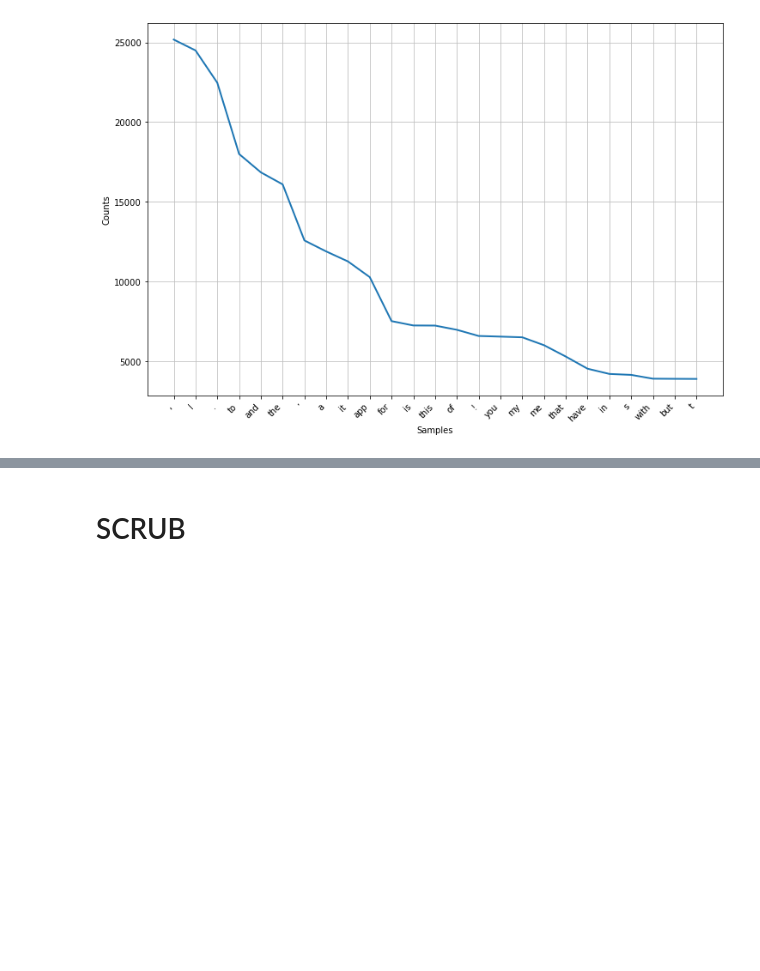
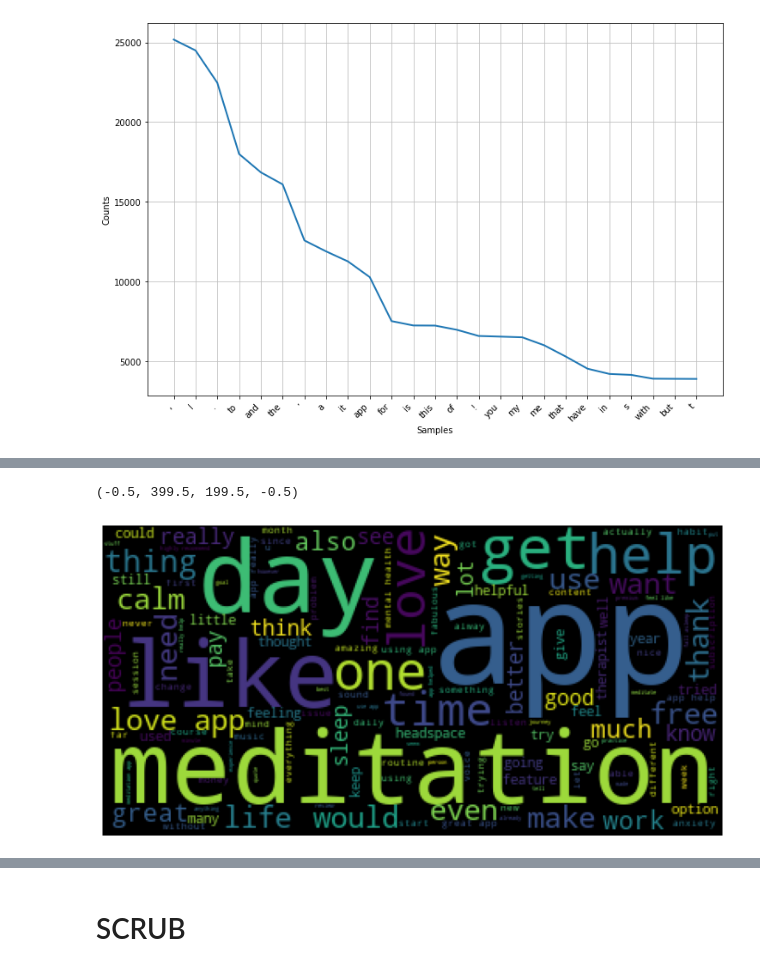
Before and after one commit to ds-leehanjin/app-reviews-nlp-sentiment-analysis, a Jupyter notebook: index.ipynb, the cells around one changed output, grey strips where cells are left out. Drawn from its saved outputs; the diff is of its cells as text; code cells hidden in the pictures; blank space fills up the shorter version.

```diff
--- a/index.ipynb
+++ b/index.ipynb
@@ -232,0 +259,4 @@ fig
+# %%
+# Get all the stop words in the English language and preview first 10
+stopwords_list = stopwords.words('english')
+stopwords_list[:25]
@@ -232,0 +339,16 @@ fig
+# %%
+from wordcloud import WordCloud
+
+## Initalize a WordCloud with our stopwords_list and no bigrams
+wordcloud = WordCloud(stopwords=stopwords_list,collocations=True)
+
+## Generate wordcloud from stopped_tokens
+wordcloud.generate(','.join(stopped_tokens))
+
+## Plot with matplotlib
+plt.figure(figsize = (12, 12), facecolor = None)
+plt.imshow(wordcloud)
+plt.axis('off')
+# %% [output]
+(-0.5, 399.5, 199.5, -0.5)
+[figure, added]
```
Also changed, not shown: parts of 15 cells of this notebook, 2 other files.
